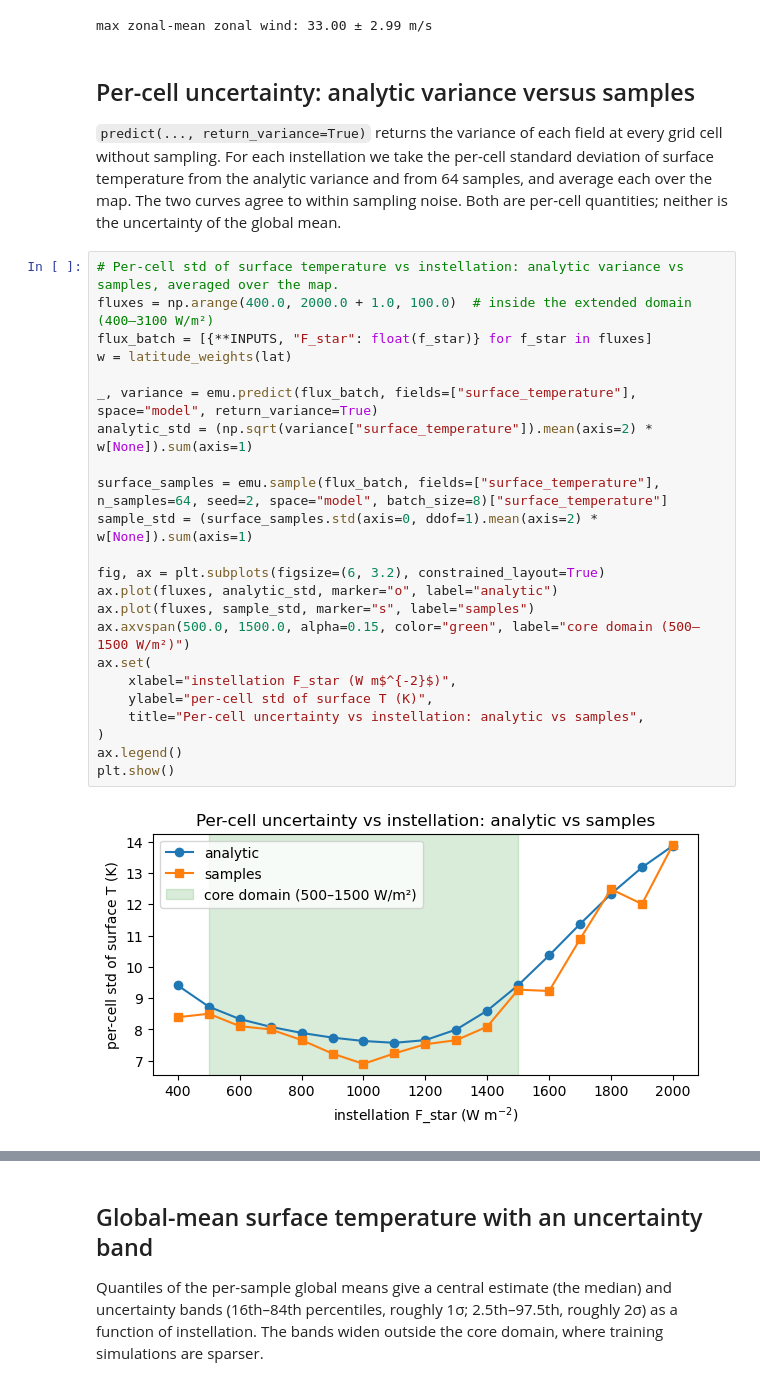
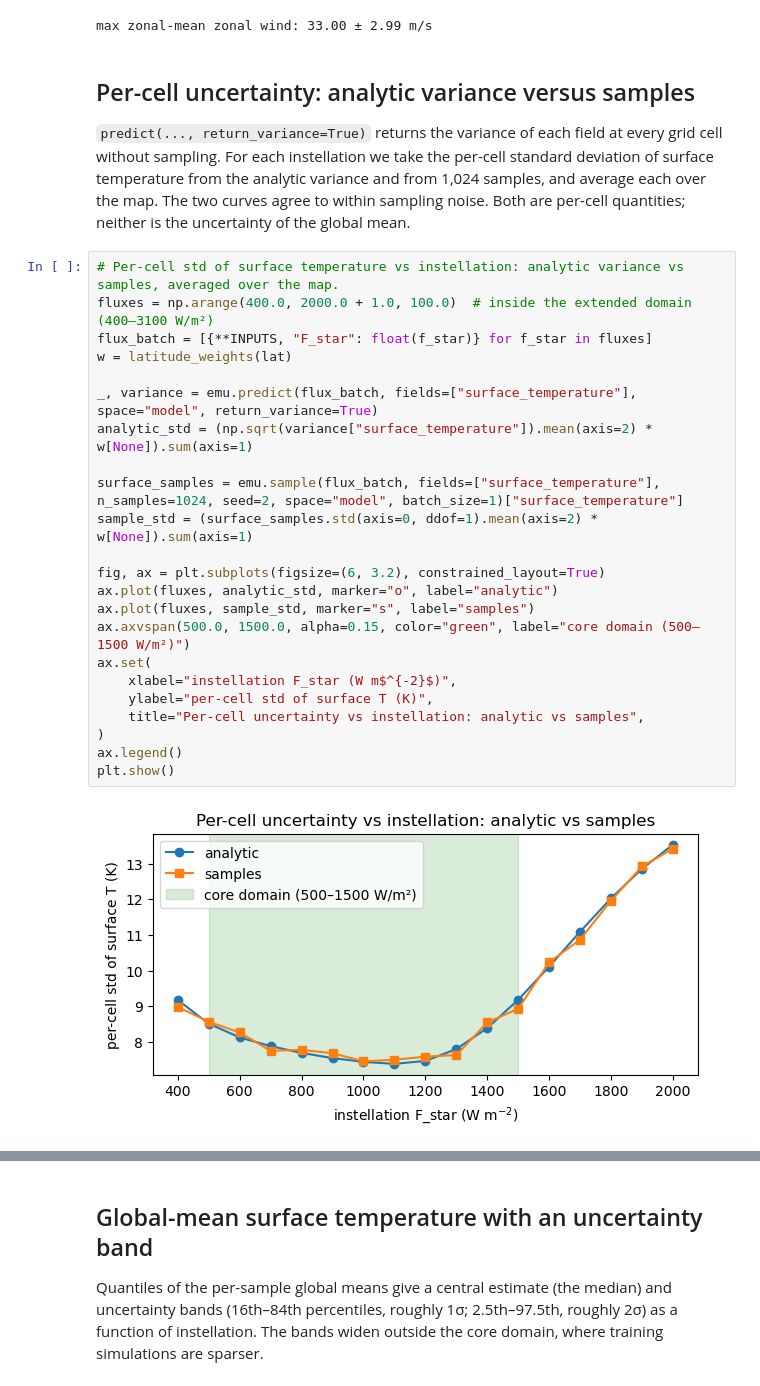
Before and after one commit to astroautomata/clero, a Jupyter notebook: demos/using_clero_samples.ipynb, the cells around one changed output, grey strips where cells are left out. Saved outputs shown, nothing was run; the diff lists cells and outputs as text.

```diff
--- a/demos/using_clero_samples.ipynb
+++ b/demos/using_clero_samples.ipynb
@@ -40,32 +40,32 @@ max zonal-mean zonal wind: 33.00 ± 2.99 m/s
 # %% [markdown]
 ## Per-cell uncertainty: analytic variance versus samples
 
-`predict(..., return_variance=True)` returns the variance of each field at every grid cell without sampling. For each instellation we take the per-cell standard deviation of surface temperature from the analytic variance and from 64 samples, and average each over the map. The two curves agree to within sampling noise. Both are per-cell quantities; neither is the uncertainty of the global mean.
+`predict(..., return_variance=True)` returns the variance of each field at every grid cell without sampling. For each instellation we take the per-cell standard deviation of surface temperature from the analytic variance and from 1,024 samples, and average each over the map. The two curves agree to within sampling noise. Both are per-cell quantities; neither is the uncertainty of the global mean.
 # %%
 # Per-cell std of surface temperature vs instellation: analytic variance vs samples, averaged over the map.
 fluxes = np.arange(400.0, 2000.0 + 1.0, 100.0)  # inside the extended domain (400–3100 W/m²)
 flux_batch = [{**INPUTS, "F_star": float(f_star)} for f_star in fluxes]
 w = latitude_weights(lat)
 
 _, variance = emu.predict(flux_batch, fields=["surface_temperature"], space="model", return_variance=True)
 analytic_std = (np.sqrt(variance["surface_temperature"]).mean(axis=2) * w[None]).sum(axis=1)
 
-surface_samples = emu.sample(flux_batch, fields=["surface_temperature"], n_samples=64, seed=2, space="model", batch_size=8)["surface_temperature"]
+surface_samples = emu.sample(flux_batch, fields=["surface_temperature"], n_samples=1024, seed=2, space="model", batch_size=1)["surface_temperature"]
 sample_std = (surface_samples.std(axis=0, ddof=1).mean(axis=2) * w[None]).sum(axis=1)
 
 fig, ax = plt.subplots(figsize=(6, 3.2), constrained_layout=True)
 ax.plot(fluxes, analytic_std, marker="o", label="analytic")
 ax.plot(fluxes, sample_std, marker="s", label="samples")
 ax.axvspan(500.0, 1500.0, alpha=0.15, color="green", label="core domain (500–1500 W/m²)")
 ax.set(
     xlabel="instellation F_star (W m$^{-2}$)",
     ylabel="per-cell std of surface T (K)",
     title="Per-cell uncertainty vs instellation: analytic vs samples",
 )
 ax.legend()
 plt.show()
 # %% [output]
-[figure, old version]
+[figure, new version]
 # %% [markdown]
 ## Uncertainty on the global mean
 
```
Also changed, not shown: parts of 5 cells of this notebook, 8 other files.
